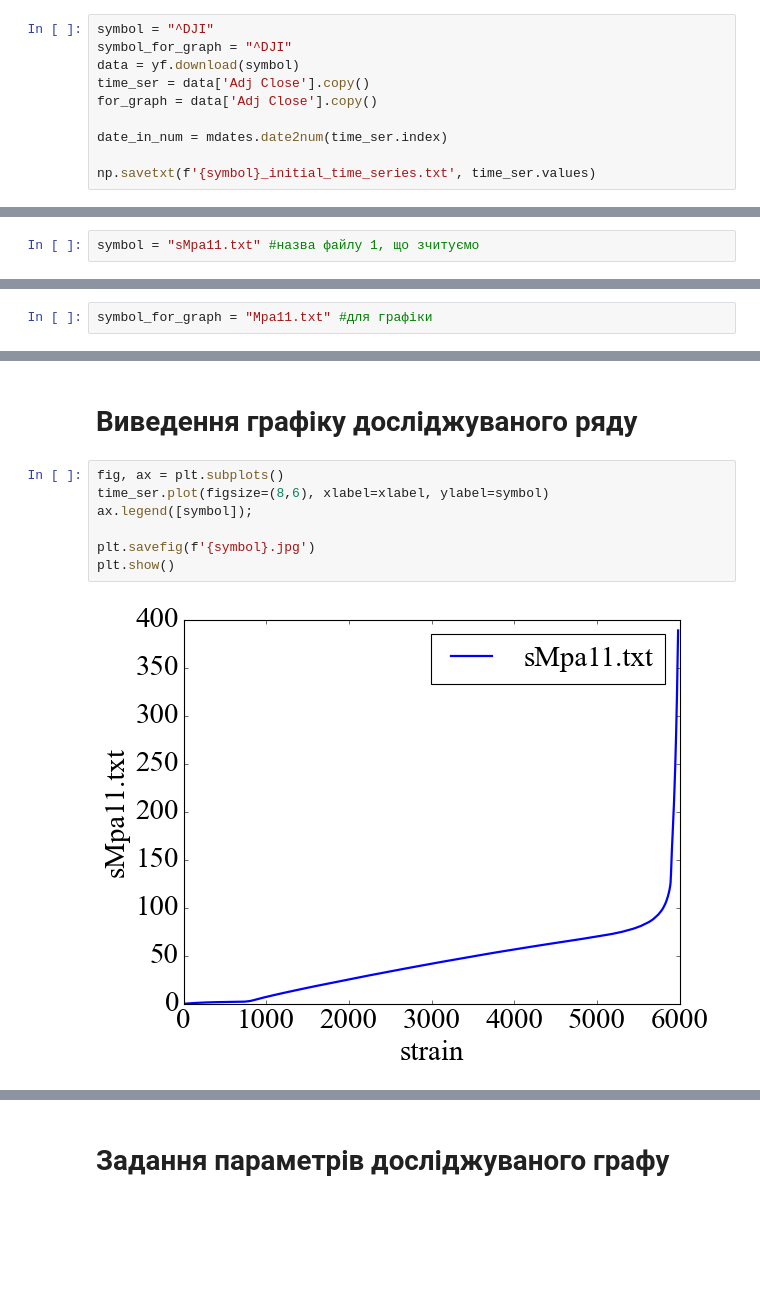
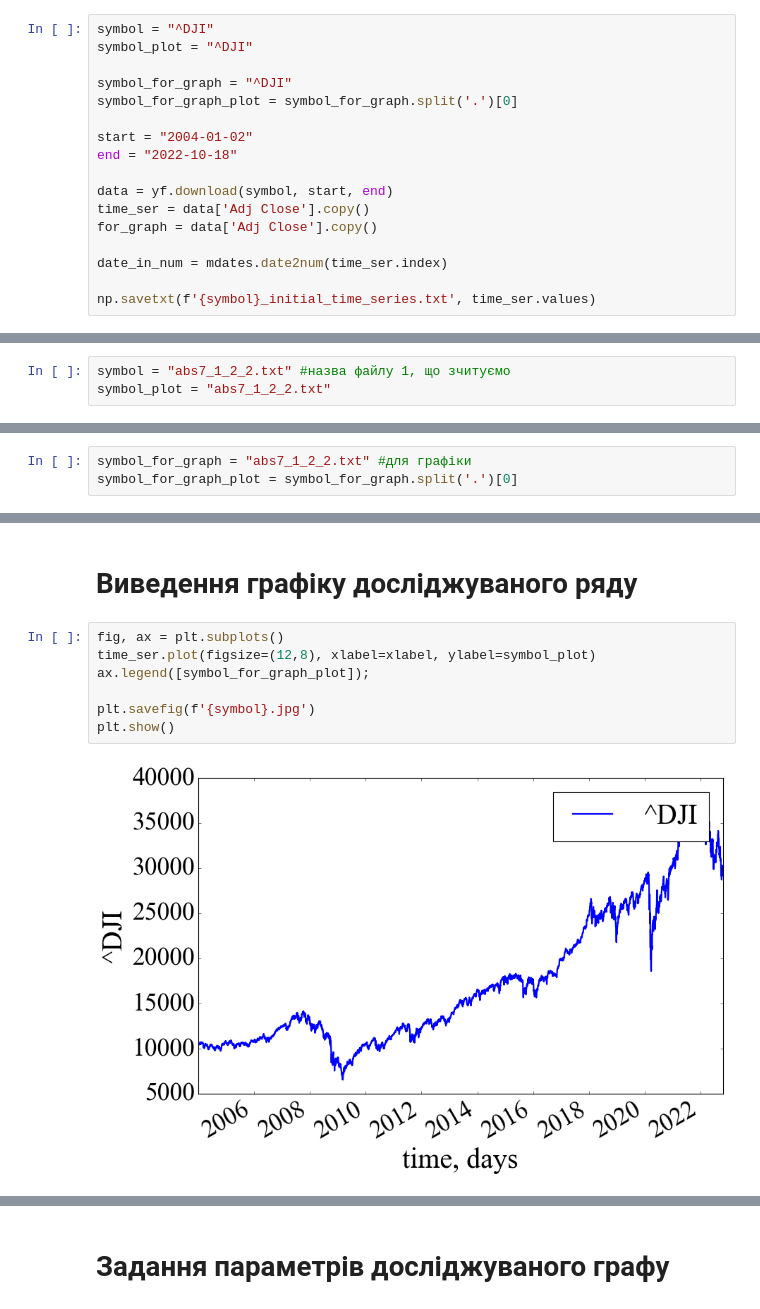
Before and after one commit to Butman2099/Complex-systems-measures, a Jupyter notebook: Graph Measures.ipynb, the cells around one changed output, grey strips where cells are left out. Drawn from its saved outputs; the diff is of its cells as text; blank space fills up the shorter version.

```diff
--- a/Graph Measures.ipynb
+++ b/Graph Measures.ipynb
@@ -38,8 +60,15 @@ def node_positions_recurrence_net(ts, xs):
 # Зчитування з Yahoo Finance
 # %%
 symbol = "^DJI"
+symbol_plot = "^DJI"
+
 symbol_for_graph = "^DJI"
-data = yf.download(symbol)
+symbol_for_graph_plot = symbol_for_graph.split('.')[0]
+
+start = "2004-01-02"
+end = "2022-10-18"
+
+data = yf.download(symbol, start, end)
 time_ser = data['Adj Close'].copy()
 for_graph = data['Adj Close'].copy()
 
@@ -49,7 +80,8 @@ np.savetxt(f'{symbol}_initial_time_series.txt', time_ser.values)
 # %% [markdown]
 # Зчитування з txt файлів
 # %%
-symbol = "sMpa11.txt" #назва файлу 1, що зчитуємо
+symbol = "abs7_1_2_2.txt" #назва файлу 1, що зчитуємо
+symbol_plot = "abs7_1_2_2.txt"
 # %%
 with open(symbol, 'r') as f: #зчитуємо файл
     time_ser = [line.strip('\n') for line in f.readlines()]
@@ -57,7 +89,8 @@ with open(symbol, 'r') as f: #зчитуємо файл
 time_ser = pd.Series(time_ser) #перетворюємо на масив pandas для використання вбудованих функцій знаходження приб., видалення нульових значень
 date_in_num = time_ser.index
 # %%
-symbol_for_graph = "Mpa11.txt" #для графіки
+symbol_for_graph = "abs7_1_2_2.txt" #для графіки
+symbol_for_graph_plot = symbol_for_graph.split('.')[0]
 # %%
 with open(symbol_for_graph, 'r') as f_for_graph: #зчитуємо файл
     for_graph = [line.strip('\n') for line in f_for_graph.readlines()]
@@ -67,12 +100,12 @@ for_graph = pd.Series(for_graph) #перетворюємо на масив panda
 # Виведення графіку досліджуваного ряду
 # %%
 fig, ax = plt.subplots()
-time_ser.plot(figsize=(8,6), xlabel=xlabel, ylabel=symbol)
-ax.legend([symbol]);
+time_ser.plot(figsize=(12,8), xlabel=xlabel, ylabel=symbol_plot)
+ax.legend([symbol_for_graph_plot]);
 
 plt.savefig(f'{symbol}.jpg')
 plt.show()
 # %% [output]
-[figure, old version]
+[figure, new version]
 # %%
 fig, ax = plt.subplots()
```
Also changed, not shown: parts of 77 cells of this notebook.
